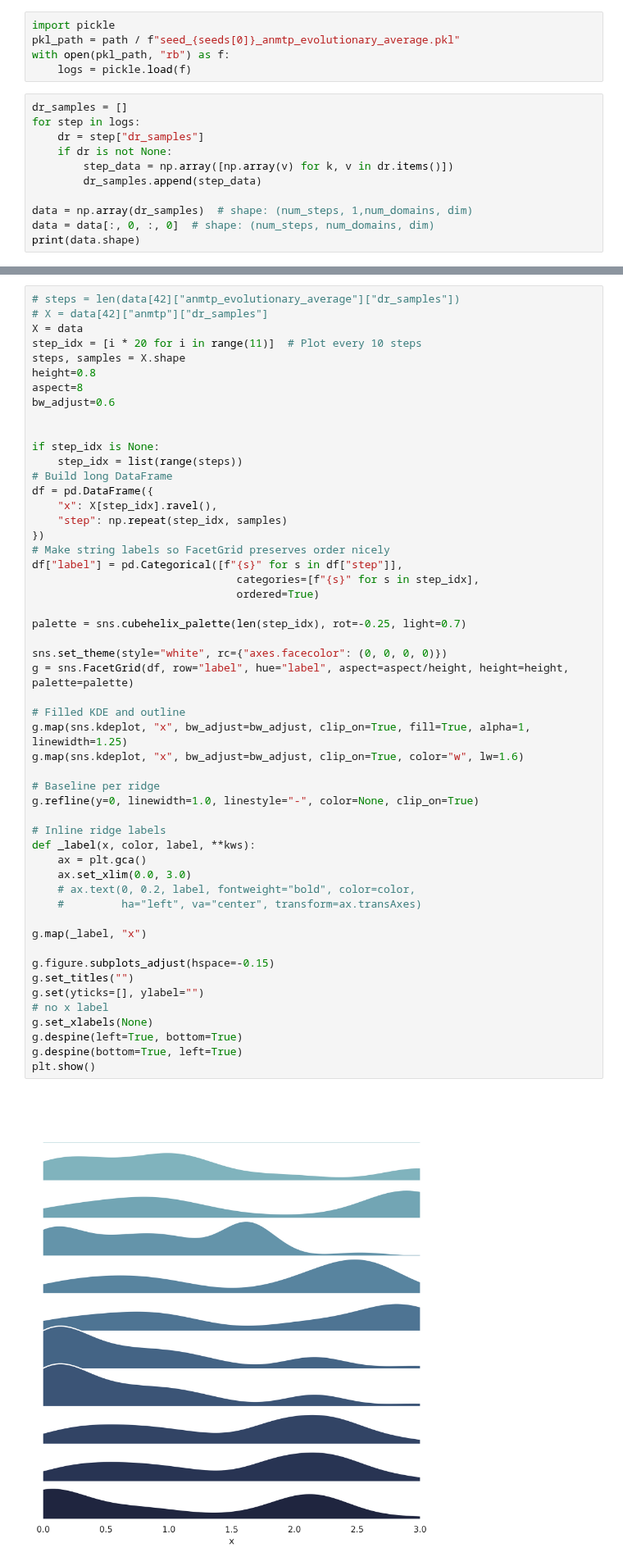
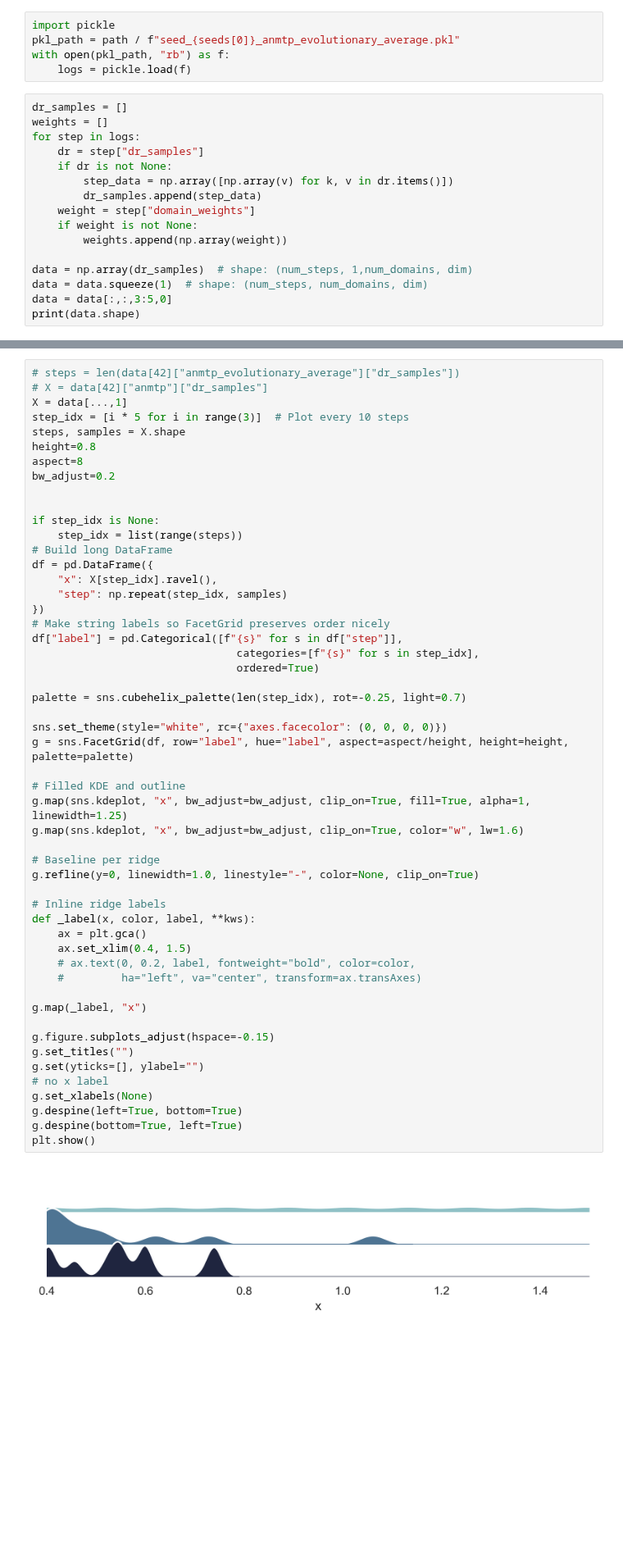
Before and after one commit to magnusdierking/mtp-thesis, a Jupyter notebook: experiments/online_dr_sim/plot_DR_distributions.ipynb, the cells around one changed output, grey strips where cells are left out. Shown at 82% size. Drawn from its saved outputs; the diff is of its cells as text; blank space fills up the shorter version.

```diff
--- a/experiments/online_dr_sim/plot_DR_distributions.ipynb
+++ b/experiments/online_dr_sim/plot_DR_distributions.ipynb
@@ -70,13 +70,18 @@ with open(pkl_path, "rb") as f:
     logs = pickle.load(f)
 # %%
 dr_samples = []
+weights = []
 for step in logs:
     dr = step["dr_samples"]
     if dr is not None:
         step_data = np.array([np.array(v) for k, v in dr.items()])
         dr_samples.append(step_data)
+    weight = step["domain_weights"]
+    if weight is not None:
+        weights.append(np.array(weight))
 
 data = np.array(dr_samples)  # shape: (num_steps, 1,num_domains, dim)
-data = data[:, 0, :, 0]  # shape: (num_steps, num_domains, dim)
+data = data.squeeze(1)  # shape: (num_steps, num_domains, dim)
+data = data[:,:,3:5,0]
 print(data.shape)
 # %% [output]
@@ -84,12 +89,12 @@ print(data.shape)
 # %%
 # steps = len(data[42]["anmtp_evolutionary_average"]["dr_samples"])
 # X = data[42]["anmtp"]["dr_samples"]
-X = data
-step_idx = [i * 20 for i in range(11)]  # Plot every 10 steps
+X = data[...,1]
+step_idx = [i * 5 for i in range(3)]  # Plot every 10 steps
 steps, samples = X.shape
 height=0.8
 aspect=8
-bw_adjust=0.6
+bw_adjust=0.2
 
 
 if step_idx is None:
@@ -106,32 +111,32 @@ df["label"] = pd.Categorical([f"{s}" for s in df["step"]],
 
 palette = sns.cubehelix_palette(len(step_idx), rot=-0.25, light=0.7)
 
 sns.set_theme(style="white", rc={"axes.facecolor": (0, 0, 0, 0)})
 g = sns.FacetGrid(df, row="label", hue="label", aspect=aspect/height, height=height, palette=palette)
 
 # Filled KDE and outline
 g.map(sns.kdeplot, "x", bw_adjust=bw_adjust, clip_on=True, fill=True, alpha=1, linewidth=1.25)
 g.map(sns.kdeplot, "x", bw_adjust=bw_adjust, clip_on=True, color="w", lw=1.6)
 
 # Baseline per ridge
 g.refline(y=0, linewidth=1.0, linestyle="-", color=None, clip_on=True)
 
 # Inline ridge labels
 def _label(x, color, label, **kws):
     ax = plt.gca()
-    ax.set_xlim(0.0, 3.0)
+    ax.set_xlim(0.4, 1.5)
     # ax.text(0, 0.2, label, fontweight="bold", color=color,
     #         ha="left", va="center", transform=ax.transAxes)
 
 g.map(_label, "x")
 
 g.figure.subplots_adjust(hspace=-0.15)
 g.set_titles("")
 g.set(yticks=[], ylabel="")
 # no x label
 g.set_xlabels(None)
 g.despine(left=True, bottom=True)
 g.despine(bottom=True, left=True)
 plt.show()
 # %% [output]
-[figure, old version]
+[figure, new version]
```
Also changed, not shown: parts of 3 cells of this notebook, 15 other files.
